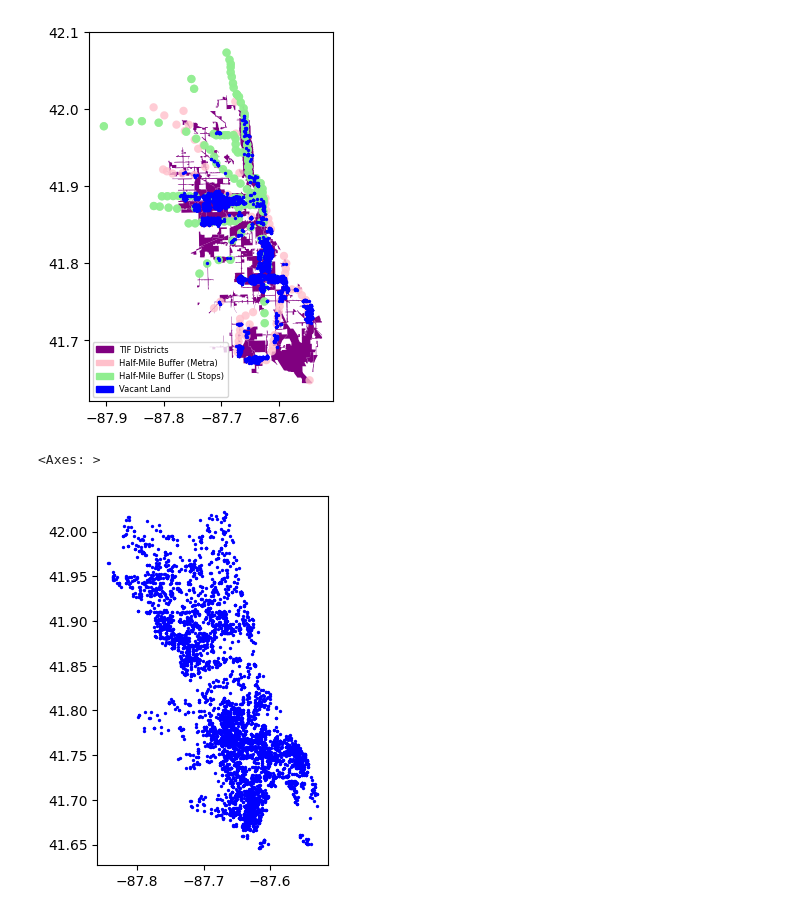
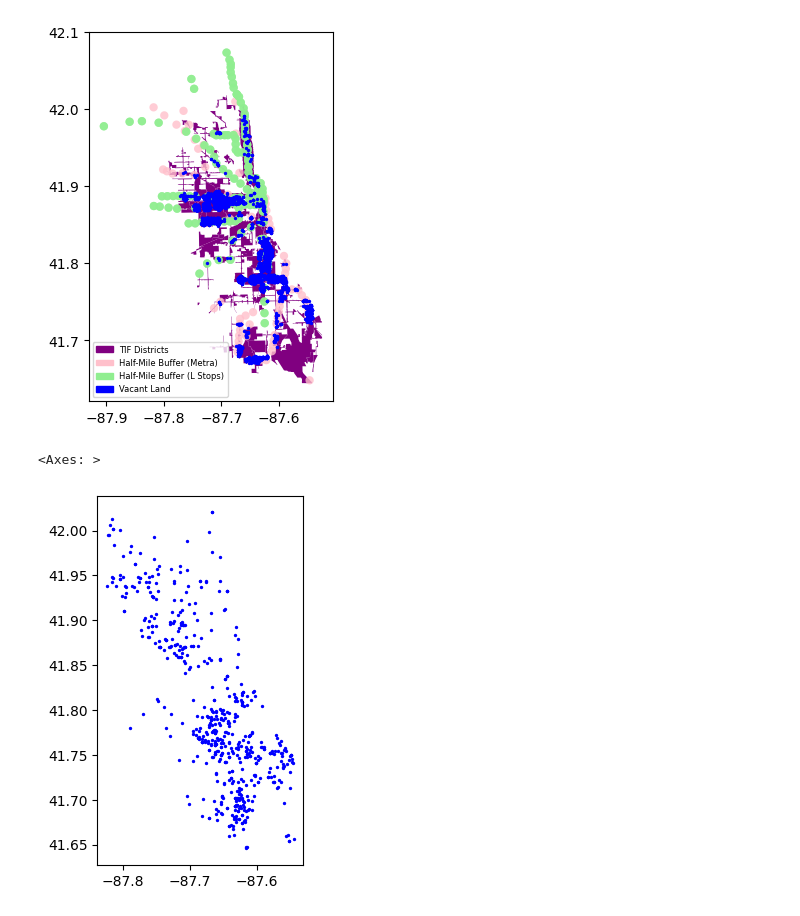
Before and after one commit to claireconzelmann/KIHC-affordable-housing-analysis, a Jupyter notebook: Code/data exploration.ipynb, the cells around one changed output. Cells and saved outputs as stored; diff of their text form; code cells hidden in the pictures.

```diff
--- a/Code/data exploration.ipynb
+++ b/Code/data exploration.ipynb
@@ -13,7 +13,7 @@ path = "/Users/claireconzelmann/Documents/KIHC-affordable-housing-analysis"
 tif_districts = pd.read_csv(os.path.join(path, "Data/Raw/Boundaries_Tax_Increment_Financing_Districts.csv"))
 city_land = pd.read_csv(os.path.join(path, "Data/Raw/City-Owned_Land_Inventory_20250320.csv"))
 l_stops = pd.read_csv(os.path.join(path, "Data/Raw/CTA_System_Information_List_of_L_Stops.csv"))
-vacant_buildings = pd.read_csv(os.path.join(path, "Data/Raw/311_Service_Requests_20250321.csv"), low_memory=False)
+vacant_buildings = pd.read_csv(os.path.join(path, "Data/Raw/311_Service_Requests_20250321.csv"))
 bus_stops_gdf = gpd.read_file(os.path.join(path, "Data/Raw/CTA_BusStops.shp"))
 metra_stops_gdf = gpd.read_file(os.path.join(path, "Data/Raw/MetraStations.shp"))
 # %%
@@ -97,23 +97,24 @@ ax.legend(handles=legend_patches, loc="lower left", fontsize=6)
 <matplotlib.legend.Legend at 0x...>
 [figure]
 # %%
+
 #filtering vacant buildings to within the past year
 vacant_buildings = vacant_buildings.loc[vacant_buildings["DUPLICATE"]==False]
-start_date = '2024-03-21'
+start_date = '2025-01-21'
 end_date = '2025-03-21'
-vacant_buildings['CREATED_DATE'] = pd.to_datetime(vacant_buildings['CREATED_DATE'], format='%Y-%m-%d')
-vacant_buildings_2024 = vacant_buildings[(vacant_buildings['CREATED_DATE'] >= start_date) & (vacant_buildings['CREATED_DATE'] <= end_date)]
+vacant_buildings['CREATED_DATE'] = pd.to_datetime(vacant_buildings['CREATED_DATE'], format='%m/%d/%Y %I:%M:%S %p')
+vacant_buildings_recent = vacant_buildings[(vacant_buildings['CREATED_DATE'] >= start_date) & (vacant_buildings['CREATED_DATE'] <= end_date)]
 
-vacant_buildings_2024_gdf = gpd.GeoDataFrame(vacant_buildings_2024,
-                                 geometry=gpd.points_from_xy(vacant_buildings_2024.LONGITUDE,
-                                                             vacant_buildings_2024.LATITUDE),
+vacant_buildings_recent_gdf = gpd.GeoDataFrame(vacant_buildings_recent,
+                                 geometry=gpd.points_from_xy(vacant_buildings_recent.LONGITUDE,
+                                                             vacant_buildings_recent.LATITUDE),
                                  crs="EPSG:4326")
 
 fig, ax = plt.subplots()
-vacant_buildings_2024_gdf.plot(ax=ax,
+vacant_buildings_recent_gdf.plot(ax=ax,
                     color='blue',
                     markersize=2,
                     label="vacant buildings")
 # %% [output]
 <Axes: >
-[figure, old version]
+[figure, new version]
```
